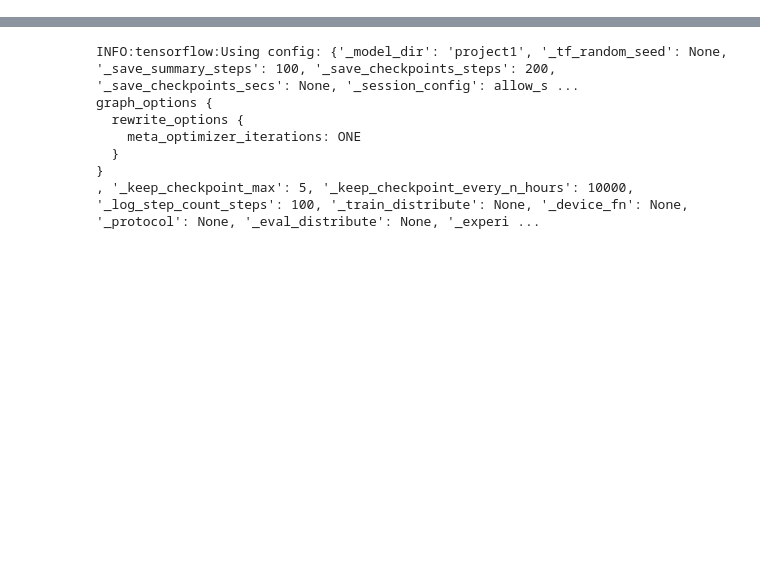
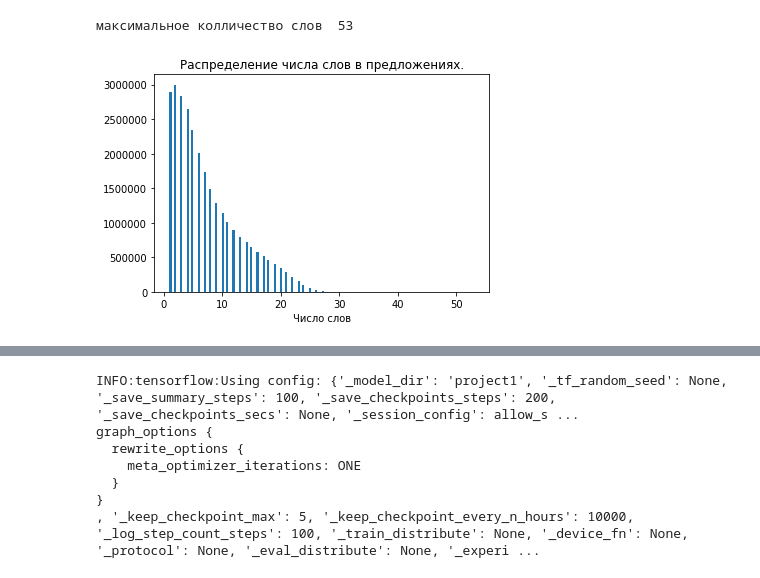
Before and after one commit to ivankholin/final_project, a Jupyter notebook: final_project.ipynb, the cells around one changed output, grey strips where cells are left out. Drawn from its saved outputs; the diff is of its cells as text; code cells hidden in the pictures; blank space fills up the shorter version.

```diff
--- a/final_project.ipynb
+++ b/final_project.ipynb
@@ -10,0 +39,10 @@ import matplotlib.pyplot as plt
+# %%
+print('максимальное колличество слов ', np.array(cnt_word_data).max())
+plt.hist(cnt_word_data, bins=140)
+plt.title('Распределение числа слов в предложениях.')
+plt.xlabel('Число слов')
+#plt.xlim((0, 300))
+plt.show()
+# %% [output]
+максимальное колличество слов  53
+[figure, added]
```
Also changed, not shown: parts of 17 cells of this notebook.
